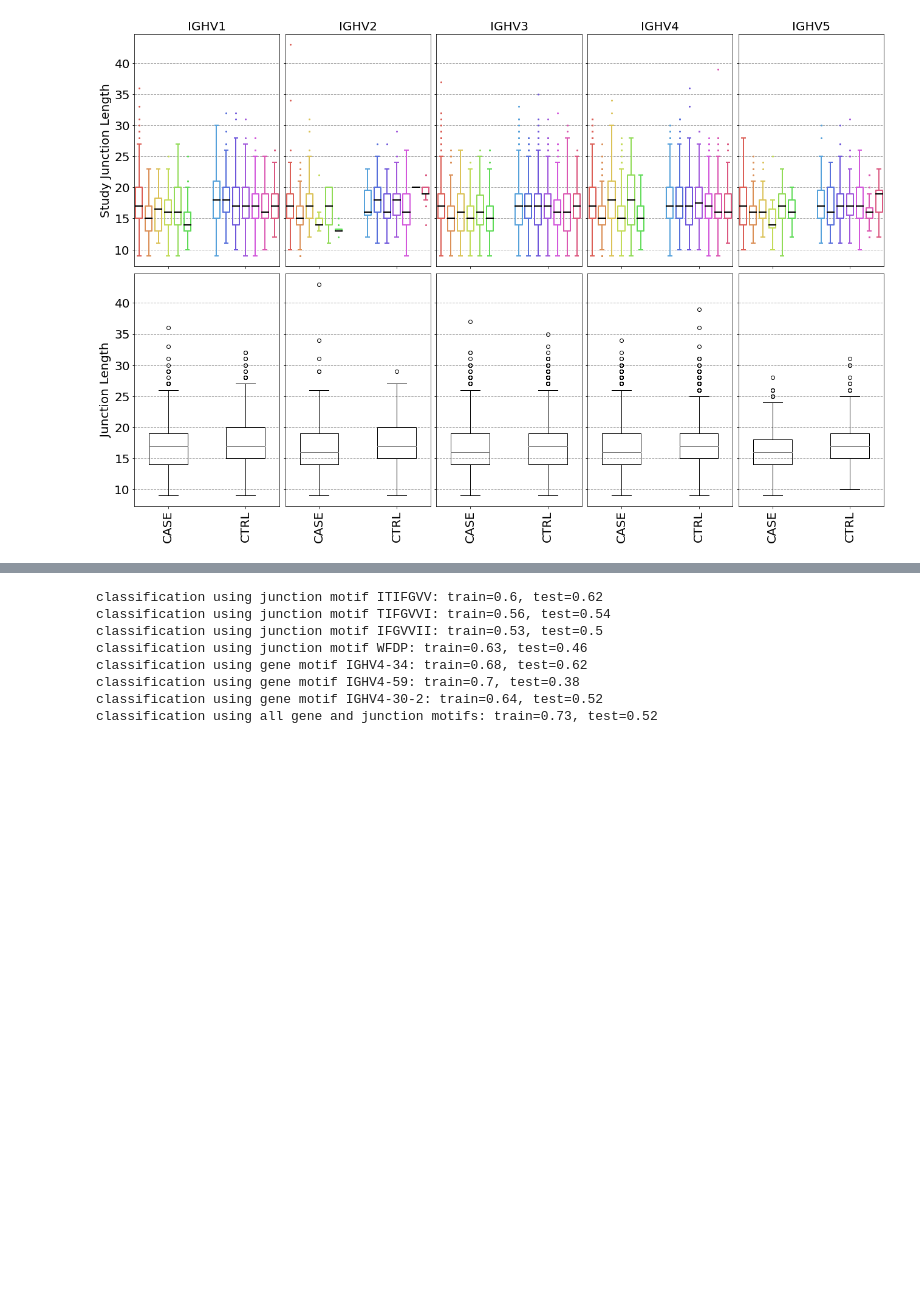
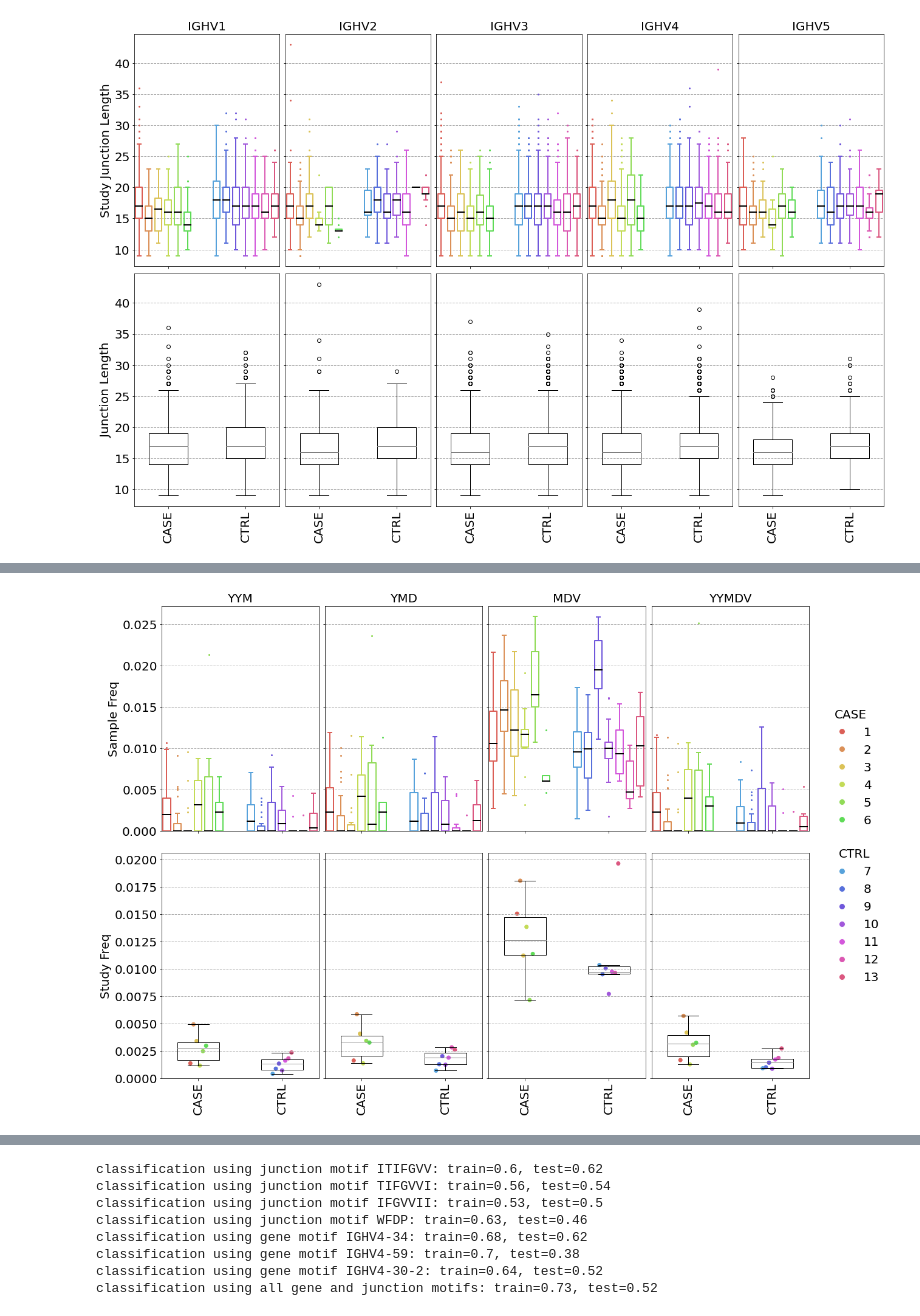
Before and after one commit to boazfran/CovidAbMetaAnalysis, a Jupyter notebook: AbMetaAnalysis.ipynb, the cells around one changed output, grey strips where cells are left out. Drawn from its saved outputs; the diff is of its cells as text; code cells hidden in the pictures; blank space fills up the shorter version.

```diff
--- a/AbMetaAnalysis.ipynb
+++ b/AbMetaAnalysis.ipynb
@@ -1032,0 +1034,76 @@ WFDP  0.004079         0.004079   True
+# %%
+covid_by_subj_yymdv_df, covid_by_study_yymdv_df, covid_by_label_yymdv_df = load_motifs_analysis(
+    motifs_dir=os.path.join(output_dir, 'covid_output', 'motifs'), base_name='top_100_complete_linkage_dist_0.0_clusters_max_seq_per_cluster_1', motif='yymdv'
+)
+force_kmer_analysis=False
+if force_kmer_analysis or covid_by_subj_yymdv_df is None or covid_by_study_yymdv_df is None or covid_by_label_yymdv_df is None:
+    covid_by_subj_5mer_df, covid_by_study_5mer_df, covid_by_label_5mer_df = get_motif_analysis(
+        covid_case_airr_seq_df,
+        covid_ctrl_airr_seq_df,
+        lambda x: count_kmers_by_subj(x, 5),
+        outlier_th=3
+    )
+    save_motifs_analysis(
+        by_subj_motif_df=pd.concat(
+            [covid_by_subj_3mer_df.loc[:, (slice(None), ['YYM', 'YMD', 'MDV'])], covid_by_subj_5mer_df.loc[:, (slice(None), ['YYMDV'])]], axis=1
+        ),
+        by_study_motif_df=pd.concat(
+            [covid_by_study_3mer_df.loc[:, (slice(None), ['YYM', 'YMD', 'MDV'])], covid_by_study_5mer_df.loc[:, (slice(None), ['YYMDV'])]], axis=1
+        ),
+        by_label_motif_df=pd.concat(
+            [covid_by_label_3mer_df.loc[:, ['YYM', 'YMD', 'MDV']], covid_by_label_5mer_df.loc[:, ['YYMDV']]], axis=1
+        ),
+        motifs_dir=os.path.join(output_dir, 'covid_output', 'motifs'),
+        base_name='top_100_complete_linkage_dist_0.0_clusters_max_seq_per_cluster_1',
+        motif='yymdv'
+    )
+    covid_by_subj_yymdv_df, covid_by_study_yymdv_df, covid_by_label_yymdv_df = load_motifs_analysis(
+        motifs_dir=os.path.join(output_dir, 'covid_output', 'motifs'), base_name='top_100_complete_linkage_dist_0.0_clusters_max_seq_per_cluster_1', motif='yymdv'
+    )
+
+
+print("***mannwhitneyu 5-mers freq by subject test:***")
+print(
+    mannwhitneyu_test(
+        df=covid_by_subj_yymdv_df.loc[:, (slice(None), ['YYMDV'])],
+        confidence_th=0.05,
+        alternative='greater',
+        adjustment_method='holm-sidak',
+        y='prop'
+    )
+)
+print("***mannwhitneyu 5-mers freq by study test:***")
+print(
+    mannwhitneyu_test(
+        df=covid_by_study_yymdv_df.loc[:, (slice(None), ['YYMDV'])],
+        confidence_th=0.05,
+        alternative='greater',
+        adjustment_method='holm-sidak',
+        y='prop'
+    )
+)
+
+fig, axes = plt.subplots(2, 4, constrained_layout=True, figsize=(18, 12), sharex='col', sharey='row')
+case_ctrl_color_diff=3
+colors = sns.color_palette("hls", len(covid_by_study_v_gene_df) + case_ctrl_color_diff)
+boxplot_features(
+    by_subj_df=covid_by_subj_yymdv_df,
+    by_study_df=covid_by_study_yymdv_df,
+    aliase2study=covid_aliase2study,
+    case_aliases=covid_case_aliases,
+    ctrl_aliases=covid_ctrl_aliases,
+    colors=colors,
+    axes=axes,
+    case_ctrl_color_diff=case_ctrl_color_diff,
+    outlier_th=2.5,
+    y='prop',
+    ylabel="Freq"
+)
+
+case_legend = axes[0,3].legend(handles=case_handles, title='CASE', title_fontsize=20, fontsize=20, loc=(1.1, 0))
+case_legend.get_frame().set_linewidth(0.0)
+ctrl_legend = axes[1,3].legend(handles=ctrl_handles, title='CTRL', title_fontsize=20, fontsize=20, loc=(1.1, 0.4))
+ctrl_legend.get_frame().set_linewidth(0.0)
+
+plt.savefig(os.path.join(output_dir, 'covid_output', 'figures', 'yymdv_junction_motif.pdf'))
+# %% [output]
@@ -1033,3 +1116,4 @@ WFDP  0.004079         0.004079   True
+[figure, added]
 # %%
 covid_by_subj_itifgvvii_df, covid_by_study_itifgvvii_df, covid_by_label_itifgvvii_df = load_motifs_analysis(
     motifs_dir=os.path.join(output_dir, 'covid_output', 'motifs'),
```
Also changed, not shown: parts of 13 cells of this notebook.
